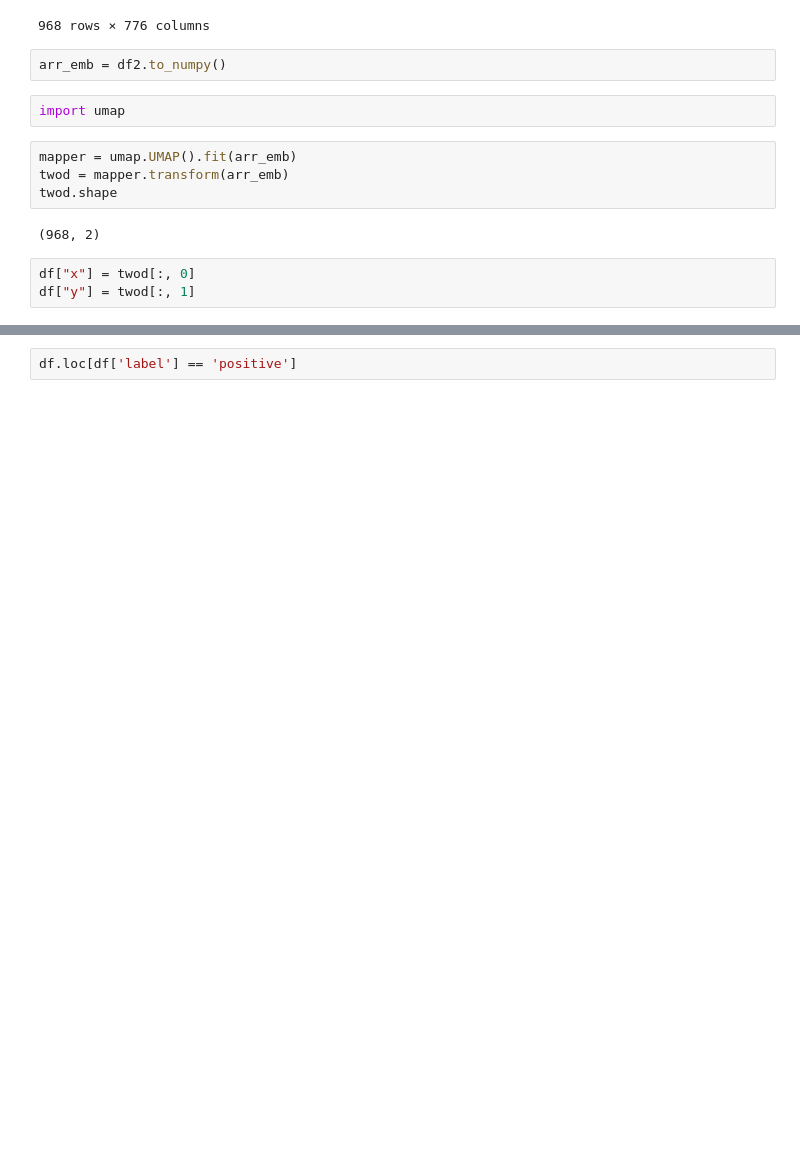
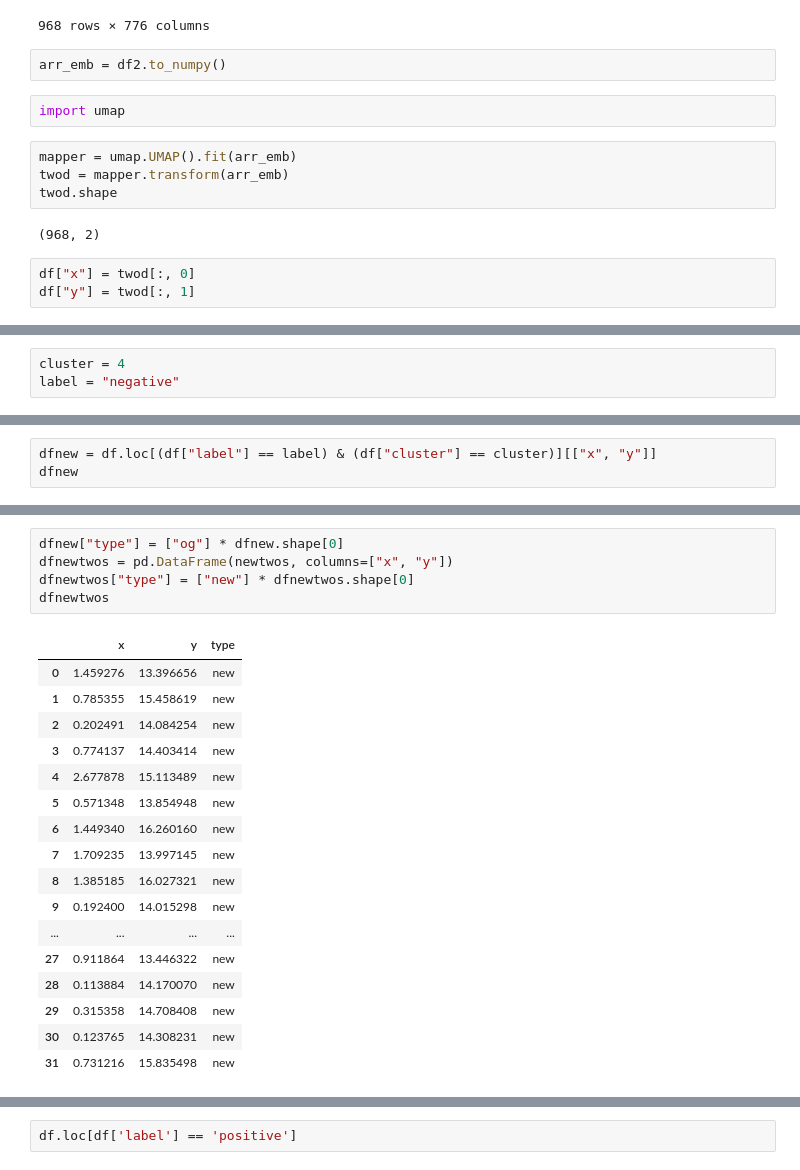
Before and after one commit to jordanhanson1/Linguistic-Linguini, a Jupyter notebook: Clustering Tests.ipynb, the cells around one changed output, grey strips where cells are left out. Saved outputs shown, nothing was run; the diff lists cells and outputs as text; blank space fills up the shorter version.

```diff
--- a/Clustering Tests.ipynb
+++ b/Clustering Tests.ipynb
@@ -138,4 +139,7 @@ fig = px.scatter(
 fig.show()
 # %% [output]
 [interactive output not drawn]
+# %%
+cluster = 4
+label = "negative"
 # %%
@@ -227,0 +273,3 @@ dfnew
+# %%
+dfnew = df.loc[(df["label"] == label) & (df["cluster"] == cluster)][["x", "y"]]
+dfnew
@@ -227,0 +294,23 @@ dfnew
+# %%
+dfnew["type"] = ["og"] * dfnew.shape[0]
+dfnewtwos = pd.DataFrame(newtwos, columns=["x", "y"])
+dfnewtwos["type"] = ["new"] * dfnewtwos.shape[0]
+dfnewtwos
+# %% [output]
+|  | x | y | type |
+| 0 | 1.459276 | 13.396656 | new |
+| 1 | 0.785355 | 15.458619 | new |
+| 2 | 0.202491 | 14.084254 | new |
+| 3 | 0.774137 | 14.403414 | new |
+| 4 | 2.677878 | 15.113489 | new |
+| 5 | 0.571348 | 13.854948 | new |
+| 6 | 1.449340 | 16.260160 | new |
+| 7 | 1.709235 | 13.997145 | new |
+| 8 | 1.385185 | 16.027321 | new |
+| 9 | 0.192400 | 14.015298 | new |
+| ... | ... | ... | ... |
+| 27 | 0.911864 | 13.446322 | new |
+| 28 | 0.113884 | 14.170070 | new |
+| 29 | 0.315358 | 14.708408 | new |
+| 30 | 0.123765 | 14.308231 | new |
+| 31 | 0.731216 | 15.835498 | new |
```
Also changed, not shown: parts of 23 cells of this notebook, 2 other files.
